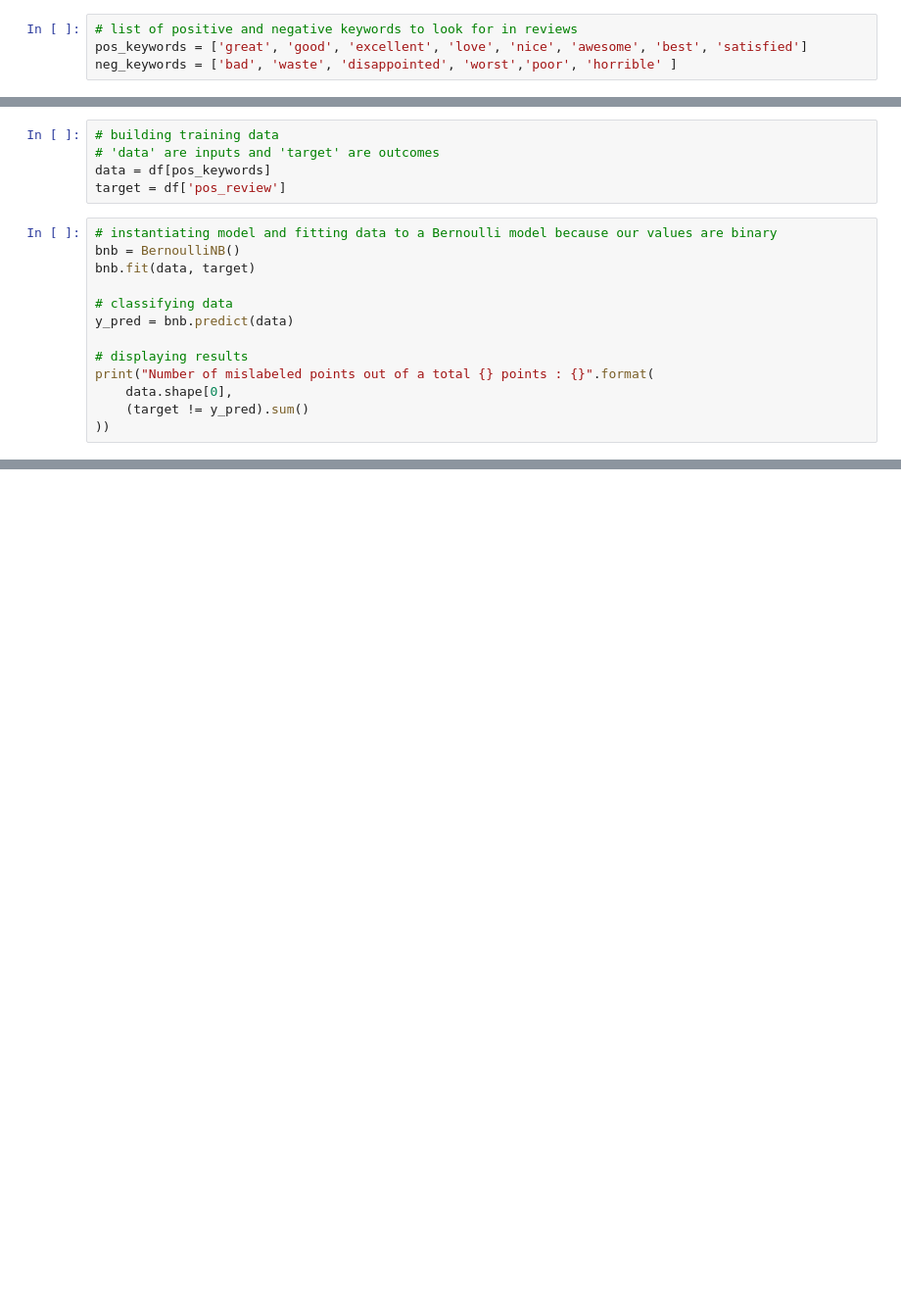
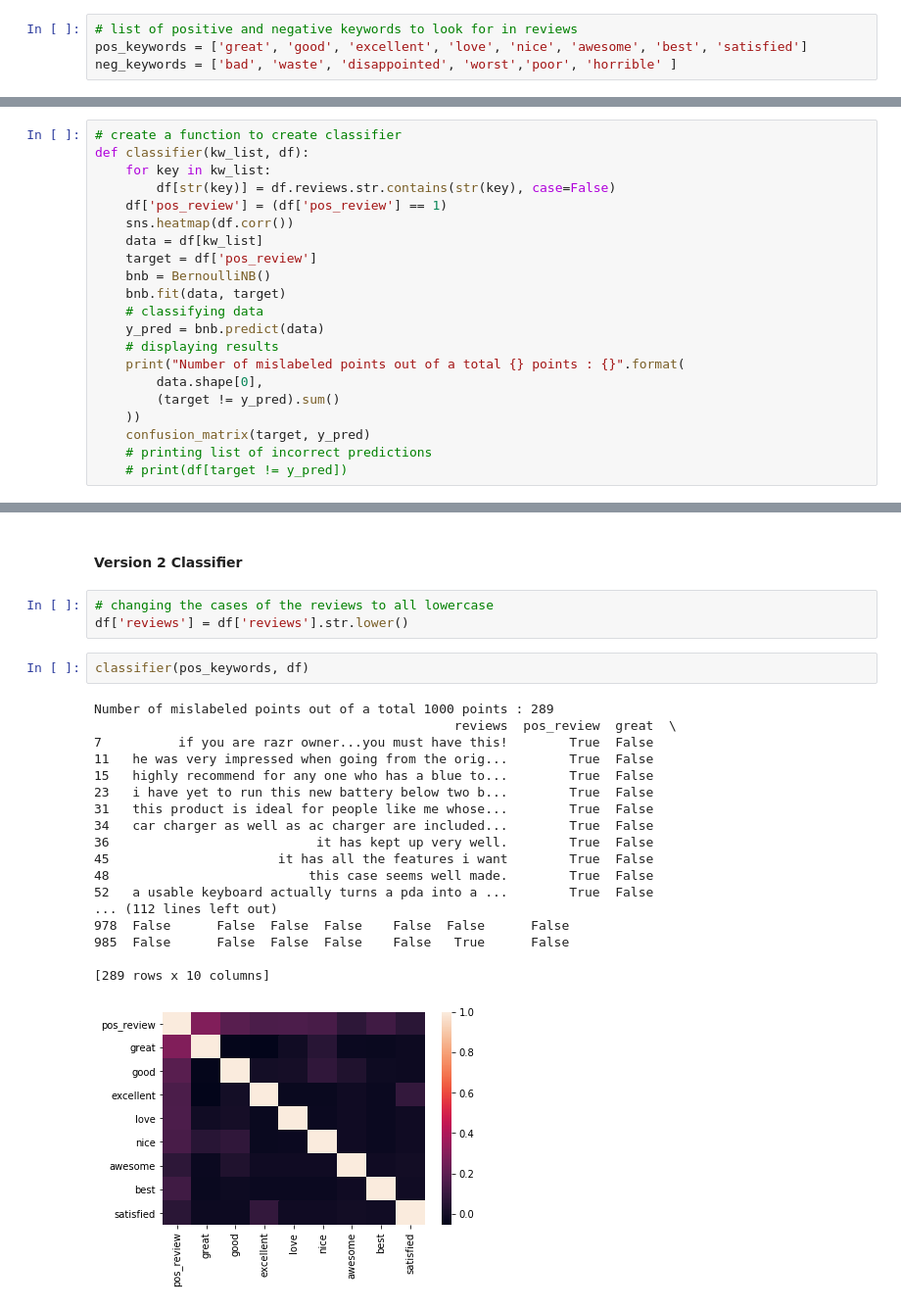
Before and after one commit to crlau/unit-2, a Jupyter notebook: feedback_analysis.ipynb, the cells around one changed output, grey strips where cells are left out. Shown at 98% size. Cells and saved outputs as stored; diff of their text form; blank space fills up the shorter version.

```diff
--- a/feedback_analysis.ipynb
+++ b/feedback_analysis.ipynb
@@ -64,18 +52,21 @@ sns.heatmap(df.corr())
-# %%
-# building training data
-# 'data' are inputs and 'target' are outcomes
-data = df[pos_keywords]
-target = df['pos_review']
 # %%
-# instantiating model and fitting data to a Bernoulli model because our values are binary
-bnb = BernoulliNB()
-bnb.fit(data, target)
-
-# classifying data
-y_pred = bnb.predict(data)
-
-# displaying results
-print("Number of mislabeled points out of a total {} points : {}".format(
-    data.shape[0],
-    (target != y_pred).sum()
-))
+# create a function to create classifier
+def classifier(kw_list, df):
+    for key in kw_list:
+        df[str(key)] = df.reviews.str.contains(str(key), case=False)
+    df['pos_review'] = (df['pos_review'] == 1)
+    sns.heatmap(df.corr())
+    data = df[kw_list]
+    target = df['pos_review']
+    bnb = BernoulliNB()
+    bnb.fit(data, target)
+    # classifying data
+    y_pred = bnb.predict(data)
+    # displaying results
+    print("Number of mislabeled points out of a total {} points : {}".format(
+        data.shape[0],
+        (target != y_pred).sum()
+    ))
+    confusion_matrix(target, y_pred)
+    # printing list of incorrect predictions
+    # print(df[target != y_pred])
@@ -83,0 +104,26 @@ Number of mislabeled points out of a total 1000 points : 397
+# %% [markdown]
+#### Version 2 Classifier
+# %%
+# changing the cases of the reviews to all lowercase
+df['reviews'] = df['reviews'].str.lower()
+# %%
+classifier(pos_keywords, df)
+# %% [output]
+Number of mislabeled points out of a total 1000 points : 289
+                                               reviews  pos_review  great  \
+7          if you are razr owner...you must have this!        True  False
+11   he was very impressed when going from the orig...        True  False
+15   highly recommend for any one who has a blue to...        True  False
+23   i have yet to run this new battery below two b...        True  False
+31   this product is ideal for people like me whose...        True  False
+34   car charger as well as ac charger are included...        True  False
+36                           it has kept up very well.        True  False
+45                      it has all the features i want        True  False
+48                          this case seems well made.        True  False
+52   a usable keyboard actually turns a pda into a ...        True  False
+... (112 lines left out)
+978  False      False  False  False    False  False      False
+985  False      False  False  False    False   True      False
+
+[289 rows x 10 columns]
+[figure, added]
```
Also changed, not shown: parts of 28 cells of this notebook.
